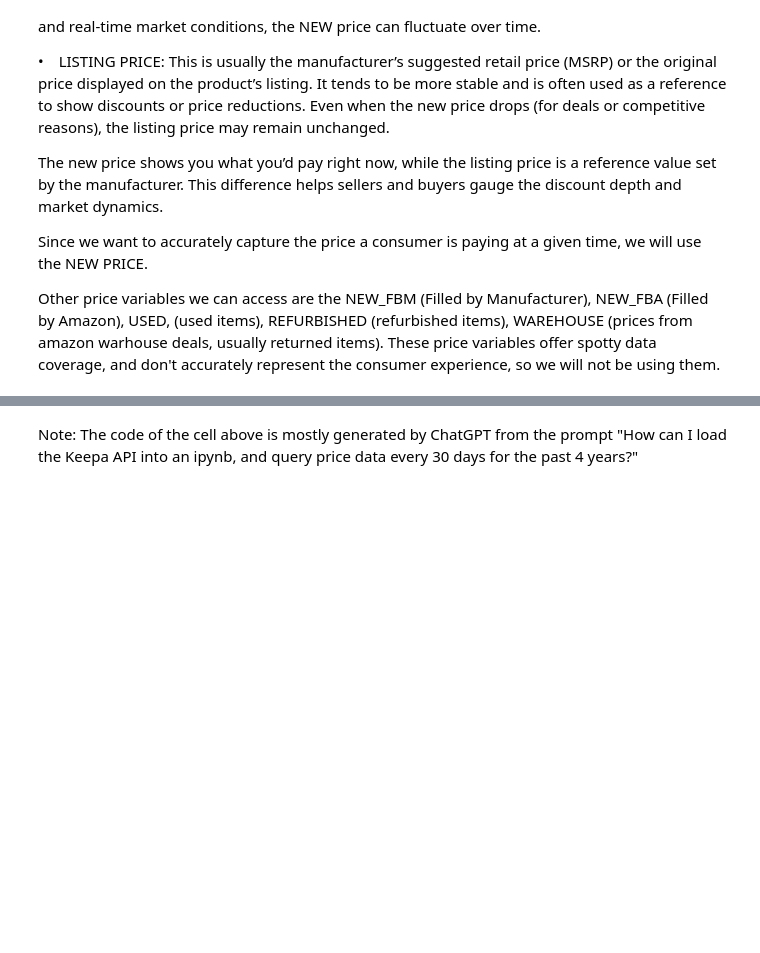
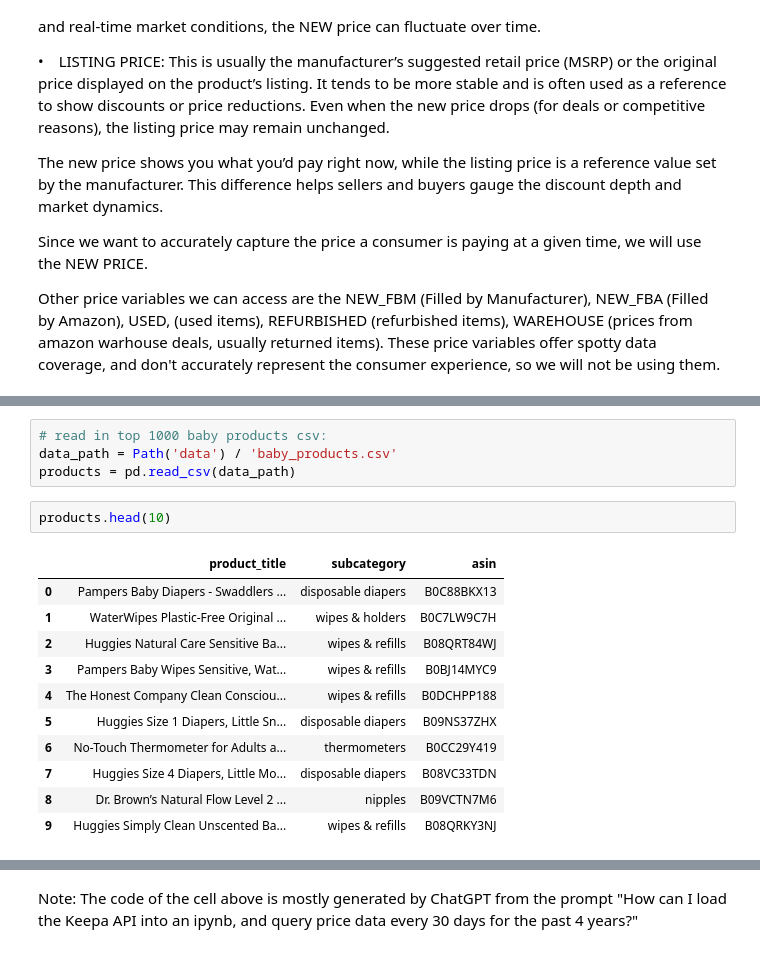
Before and after one commit to domwrm/Amazon-Pricing-Anlysis, a Jupyter notebook: DataCheckpoint_Group031_WI25.ipynb, the cells around one changed output, grey strips where cells are left out. Drawn from its saved outputs; the diff is of its cells as text; blank space fills up the shorter version.

```diff
--- a/DataCheckpoint_Group031_WI25.ipynb
+++ b/DataCheckpoint_Group031_WI25.ipynb
@@ -175,0 +111,18 @@ plt.show()
+# %%
+# read in top 1000 baby products csv:
+data_path = Path('data') / 'baby_products.csv'
+products = pd.read_csv(data_path)
+# %%
+products.head(10)
+# %% [output]
+|  | product_title | subcategory | asin |
+| 0 | Pampers Baby Diapers - Swaddlers ... | disposable diapers | B0C88BKX13 |
+| 1 | WaterWipes Plastic-Free Original ... | wipes & holders | B0C7LW9C7H |
+| 2 | Huggies Natural Care Sensitive Ba... | wipes & refills | B08QRT84WJ |
+| 3 | Pampers Baby Wipes Sensitive, Wat... | wipes & refills | B0BJ14MYC9 |
+| 4 | The Honest Company Clean Consciou... | wipes & refills | B0DCHPP188 |
+| 5 | Huggies Size 1 Diapers, Little Sn... | disposable diapers | B09NS37ZHX |
+| 6 | No-Touch Thermometer for Adults a... | thermometers | B0CC29Y419 |
+| 7 | Huggies Size 4 Diapers, Little Mo... | disposable diapers | B08VC33TDN |
+| 8 | Dr. Brown’s Natural Flow Level 2 ... | nipples | B09VCTN7M6 |
+| 9 | Huggies Simply Clean Unscented Ba... | wipes & refills | B08QRKY3NJ |
```
Also changed, not shown: parts of 23 cells of this notebook, 14 other files.
